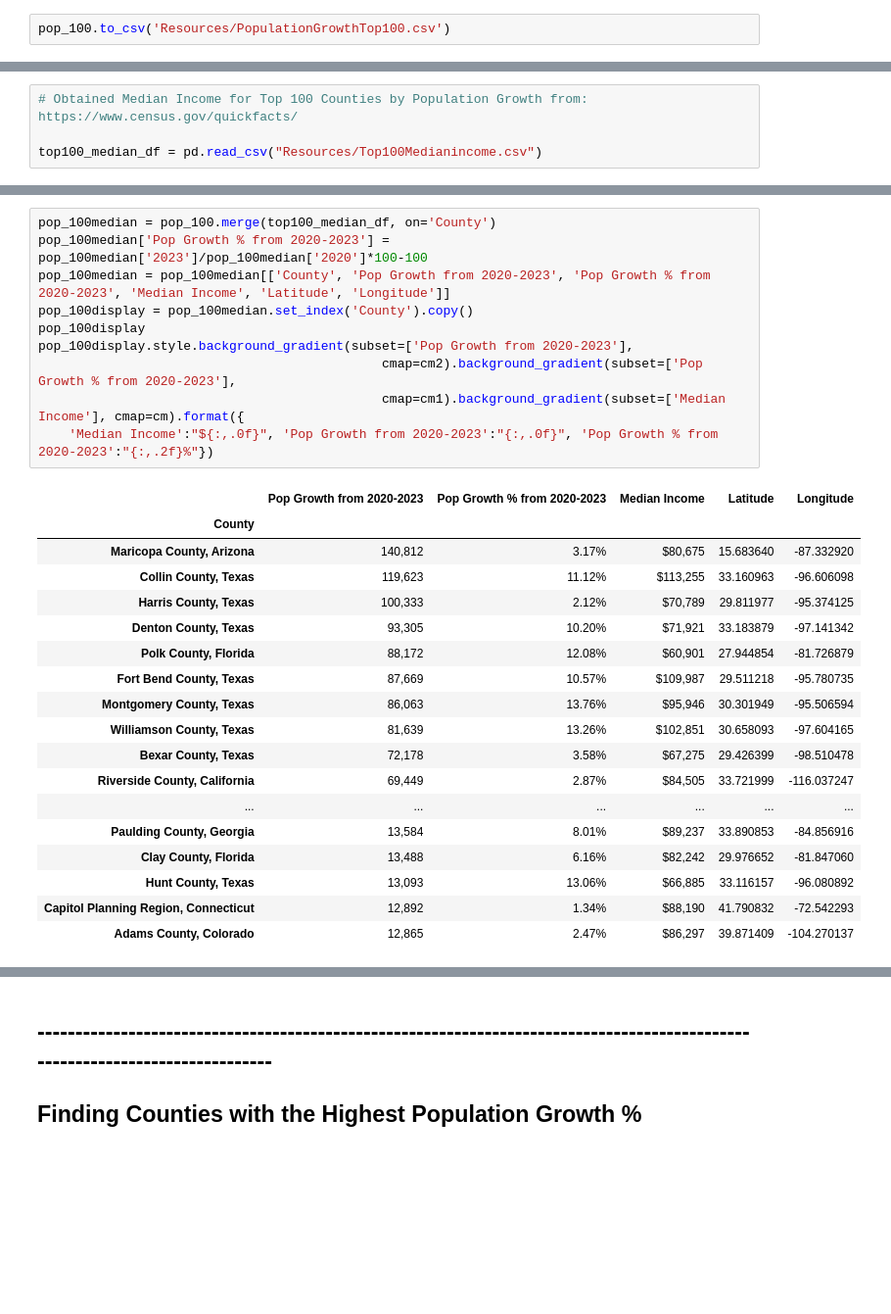
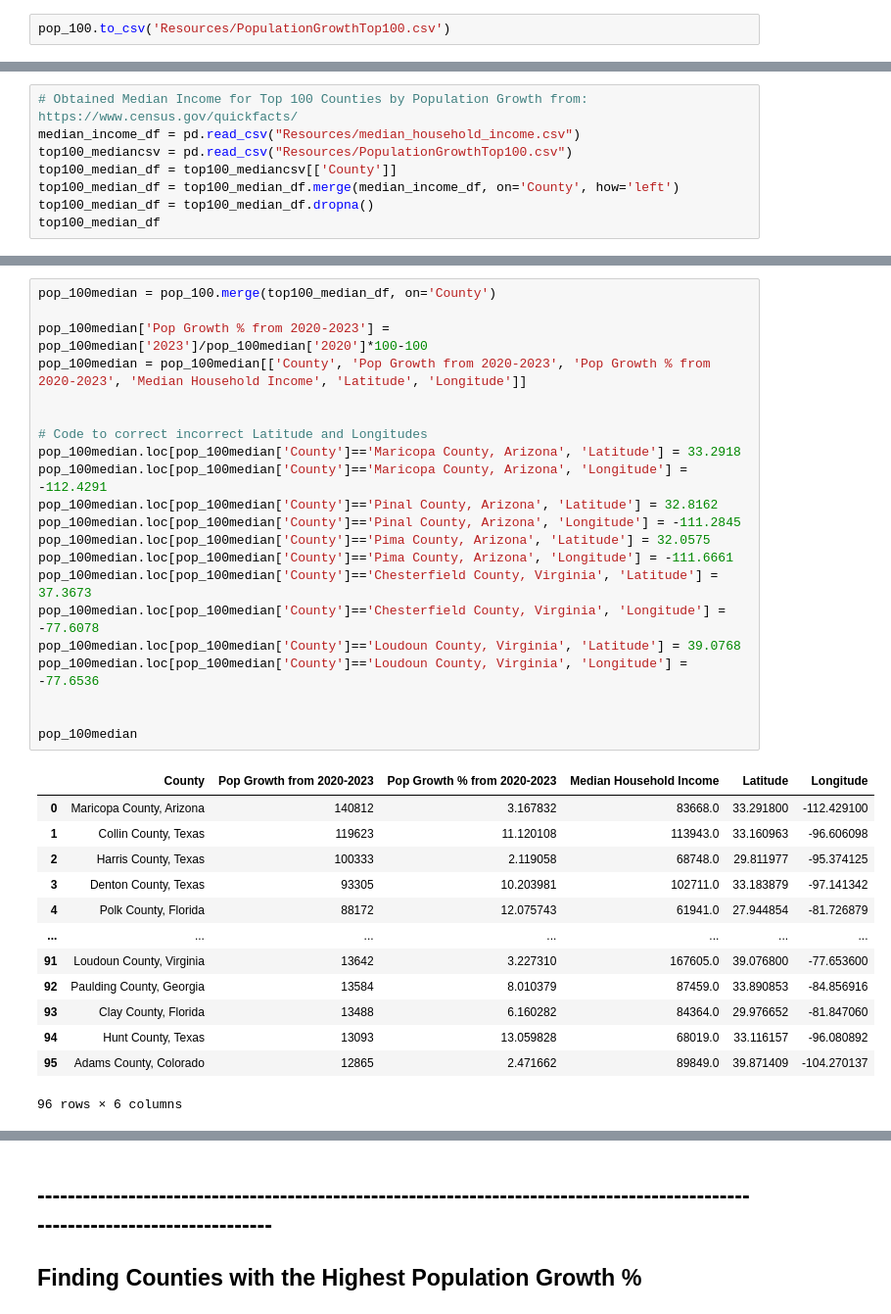
Before and after one commit to smsimba225/Project_1, a Jupyter notebook: Project1_Owen.ipynb, the cells around one changed output, grey strips where cells are left out. Shown at 98% size. Cells and saved outputs as stored; diff of their text form; blank space fills up the shorter version.

```diff
--- a/Project1_Owen.ipynb
+++ b/Project1_Owen.ipynb
@@ -102,4 +119,8 @@ pop_100.to_csv('Resources/PopulationGrowthTop100.csv')
 # %%
 # Obtained Median Income for Top 100 Counties by Population Growth from: https://www.census.gov/quickfacts/
-
-top100_median_df = pd.read_csv("Resources/Top100Medianincome.csv")
+median_income_df = pd.read_csv("Resources/median_household_income.csv")
+top100_mediancsv = pd.read_csv("Resources/PopulationGrowthTop100.csv")
+top100_median_df = top100_mediancsv[['County']]
+top100_median_df = top100_median_df.merge(median_income_df, on='County', how='left')
+top100_median_df = top100_median_df.dropna()
+top100_median_df
@@ -106,29 +141,35 @@ top100_median_df = pd.read_csv("Resources/Top100Medianincome.csv")
 # %%
 pop_100median = pop_100.merge(top100_median_df, on='County')
+
 pop_100median['Pop Growth % from 2020-2023'] = pop_100median['2023']/pop_100median['2020']*100-100
-pop_100median = pop_100median[['County', 'Pop Growth from 2020-2023', 'Pop Growth % from 2020-2023', 'Median Income', 'Latitude', 'Longitude']]
-pop_100display = pop_100median.set_index('County').copy()
-pop_100display
-pop_100display.style.background_gradient(subset=['Pop Growth from 2020-2023'],
-                                             cmap=cm2).background_gradient(subset=['Pop Growth % from 2020-2023'],
-                                             cmap=cm1).background_gradient(subset=['Median Income'], cmap=cm).format({
-    'Median Income':"${:,.0f}", 'Pop Growth from 2020-2023':"{:,.0f}", 'Pop Growth % from 2020-2023':"{:,.2f}%"})
+pop_100median = pop_100median[['County', 'Pop Growth from 2020-2023', 'Pop Growth % from 2020-2023', 'Median Household Income', 'Latitude', 'Longitude']]
+
+
+# Code to correct incorrect Latitude and Longitudes
+pop_100median.loc[pop_100median['County']=='Maricopa County, Arizona', 'Latitude'] = 33.2918
+pop_100median.loc[pop_100median['County']=='Maricopa County, Arizona', 'Longitude'] = -112.4291
+pop_100median.loc[pop_100median['County']=='Pinal County, Arizona', 'Latitude'] = 32.8162
+pop_100median.loc[pop_100median['County']=='Pinal County, Arizona', 'Longitude'] = -111.2845
+pop_100median.loc[pop_100median['County']=='Pima County, Arizona', 'Latitude'] = 32.0575
+pop_100median.loc[pop_100median['County']=='Pima County, Arizona', 'Longitude'] = -111.6661
+pop_100median.loc[pop_100median['County']=='Chesterfield County, Virginia', 'Latitude'] = 37.3673
+pop_100median.loc[pop_100median['County']=='Chesterfield County, Virginia', 'Longitude'] = -77.6078
+pop_100median.loc[pop_100median['County']=='Loudoun County, Virginia', 'Latitude'] = 39.0768
+pop_100median.loc[pop_100median['County']=='Loudoun County, Virginia', 'Longitude'] = -77.6536
+
+
+pop_100median
 # %% [output]
-|  | Pop Growth from 2020-2023 | Pop Growth % from 2020-2023 | Median Income | Latitude | Longitude |
-| County |  |  |  |  |  |
-| Maricopa County, Arizona | 140,812 | 3.17% | $80,675 | 15.683640 | -87.332920 |
-| Collin County, Texas | 119,623 | 11.12% | $113,255 | 33.160963 | -96.606098 |
-| Harris County, Texas | 100,333 | 2.12% | $70,789 | 29.811977 | -95.374125 |
-| Denton County, Texas | 93,305 | 10.20% | $71,921 | 33.183879 | -97.141342 |
-| Polk County, Florida | 88,172 | 12.08% | $60,901 | 27.944854 | -81.726879 |
-| Fort Bend County, Texas | 87,669 | 10.57% | $109,987 | 29.511218 | -95.780735 |
-| Montgomery County, Texas | 86,063 | 13.76% | $95,946 | 30.301949 | -95.506594 |
-| Williamson County, Texas | 81,639 | 13.26% | $102,851 | 30.658093 | -97.604165 |
-| Bexar County, Texas | 72,178 | 3.58% | $67,275 | 29.426399 | -98.510478 |
-| Riverside County, California | 69,449 | 2.87% | $84,505 | 33.721999 | -116.037247 |
-| ... | ... | ... | ... | ... | ... |
-| Paulding County, Georgia | 13,584 | 8.01% | $89,237 | 33.890853 | -84.856916 |
-| Clay County, Florida | 13,488 | 6.16% | $82,242 | 29.976652 | -81.847060 |
-| Hunt County, Texas | 13,093 | 13.06% | $66,885 | 33.116157 | -96.080892 |
-| Capitol Planning Region, Connecticut | 12,892 | 1.34% | $88,190 | 41.790832 | -72.542293 |
-| Adams County, Colorado | 12,865 | 2.47% | $86,297 | 39.871409 | -104.270137 |
+|  | County | Pop Growth from 2020-2023 | Pop Growth % from 2020-2023 | Median Household Income | Latitude | Longitude |
+| 0 | Maricopa County, Arizona | 140812 | 3.167832 | 83668.0 | 33.291800 | -112.429100 |
+| 1 | Collin County, Texas | 119623 | 11.120108 | 113943.0 | 33.160963 | -96.606098 |
+| 2 | Harris County, Texas | 100333 | 2.119058 | 68748.0 | 29.811977 | -95.374125 |
+| 3 | Denton County, Texas | 93305 | 10.203981 | 102711.0 | 33.183879 | -97.141342 |
+| 4 | Polk County, Florida | 88172 | 12.075743 | 61941.0 | 27.944854 | -81.726879 |
+| ... | ... | ... | ... | ... | ... | ... |
+| 91 | Loudoun County, Virginia | 13642 | 3.227310 | 167605.0 | 39.076800 | -77.653600 |
+| 92 | Paulding County, Georgia | 13584 | 8.010379 | 87459.0 | 33.890853 | -84.856916 |
+| 93 | Clay County, Florida | 13488 | 6.160282 | 84364.0 | 29.976652 | -81.847060 |
+| 94 | Hunt County, Texas | 13093 | 13.059828 | 68019.0 | 33.116157 | -96.080892 |
+| 95 | Adams County, Colorado | 12865 | 2.471662 | 89849.0 | 39.871409 | -104.270137 |
+96 rows × 6 columns
```
Also changed, not shown: parts of 27 cells of this notebook, 5 other files.
